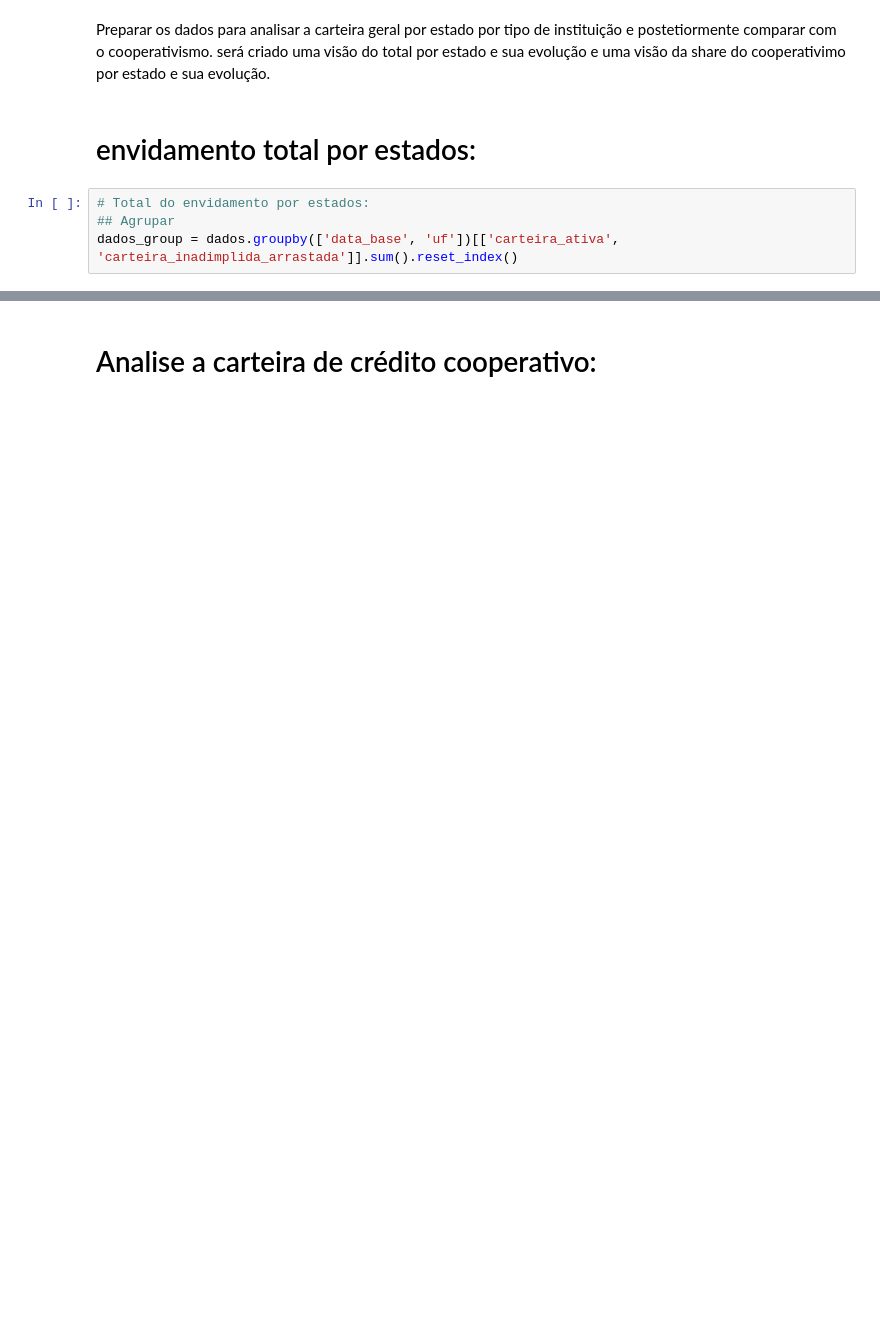
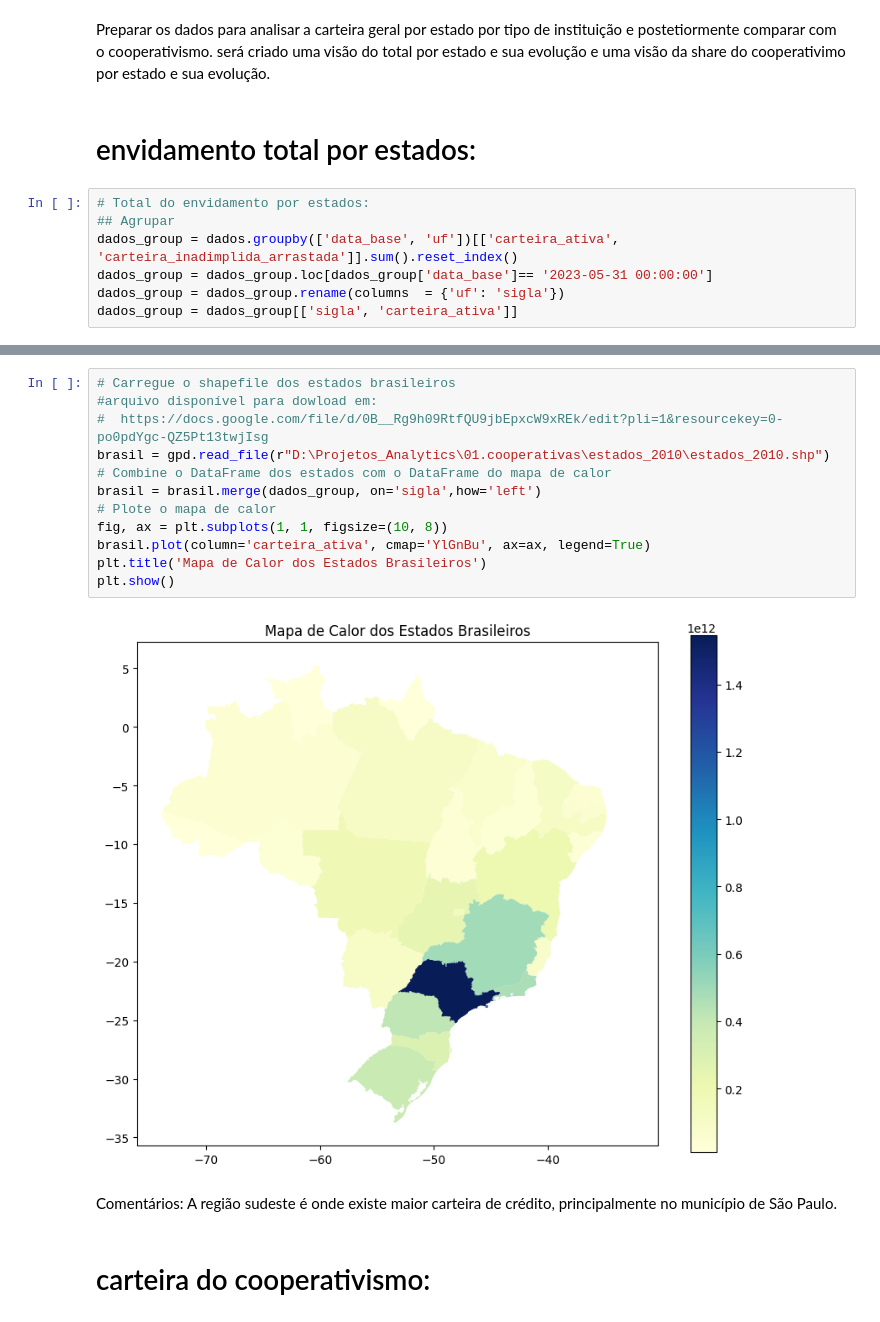
Before and after one commit to fabiovarriano/ccoperativascredito_brasil, a Jupyter notebook: dados.ipynb, the cells around one changed output, grey strips where cells are left out. Cells and saved outputs as stored; diff of their text form; blank space fills up the shorter version.

```diff
--- a/dados.ipynb
+++ b/dados.ipynb
@@ -32,3 +47,6 @@ será criado uma visão do total por estado e sua evolução e uma visão da sha
 # Total do envidamento por estados:
 ## Agrupar
 dados_group = dados.groupby(['data_base', 'uf'])[['carteira_ativa', 'carteira_inadimplida_arrastada']].sum().reset_index()
+dados_group = dados_group.loc[dados_group['data_base']== '2023-05-31 00:00:00']
+dados_group = dados_group.rename(columns  = {'uf': 'sigla'})
+dados_group = dados_group[['sigla', 'carteira_ativa']]
@@ -112,3 +53,20 @@ ValueError: Mime type rendering requires nbformat>=4.2.0 but it is not installed
-# %% [markdown]
-# Analise a carteira de crédito cooperativo:
+# %%
+# Carregue o shapefile dos estados brasileiros
+#arquivo disponível para dowload em:
+#  https://docs.google.com/file/d/0B__Rg9h09RtfQU9jbEpxcW9xREk/edit?pli=1&resourcekey=0-po0pdYgc-QZ5Pt13twjIsg
+brasil = gpd.read_file(r"D:\Projetos_Analytics\01.cooperativas\estados_2010\estados_2010.shp")
+# Combine o DataFrame dos estados com o DataFrame do mapa de calor
+brasil = brasil.merge(dados_group, on='sigla',how='left')
+# Plote o mapa de calor
+fig, ax = plt.subplots(1, 1, figsize=(10, 8))
+brasil.plot(column='carteira_ativa', cmap='YlGnBu', ax=ax, legend=True)
+plt.title('Mapa de Calor dos Estados Brasileiros')
+plt.show()
+# %% [output]
+[figure, added]
+# %% [markdown]
+Comentários:
+    A região sudeste é onde existe maior carteira de crédito, principalmente no município de São Paulo.
+# %% [markdown]
+# carteira do cooperativismo:
 # %%
```
Also changed, not shown: parts of 20 cells of this notebook.
